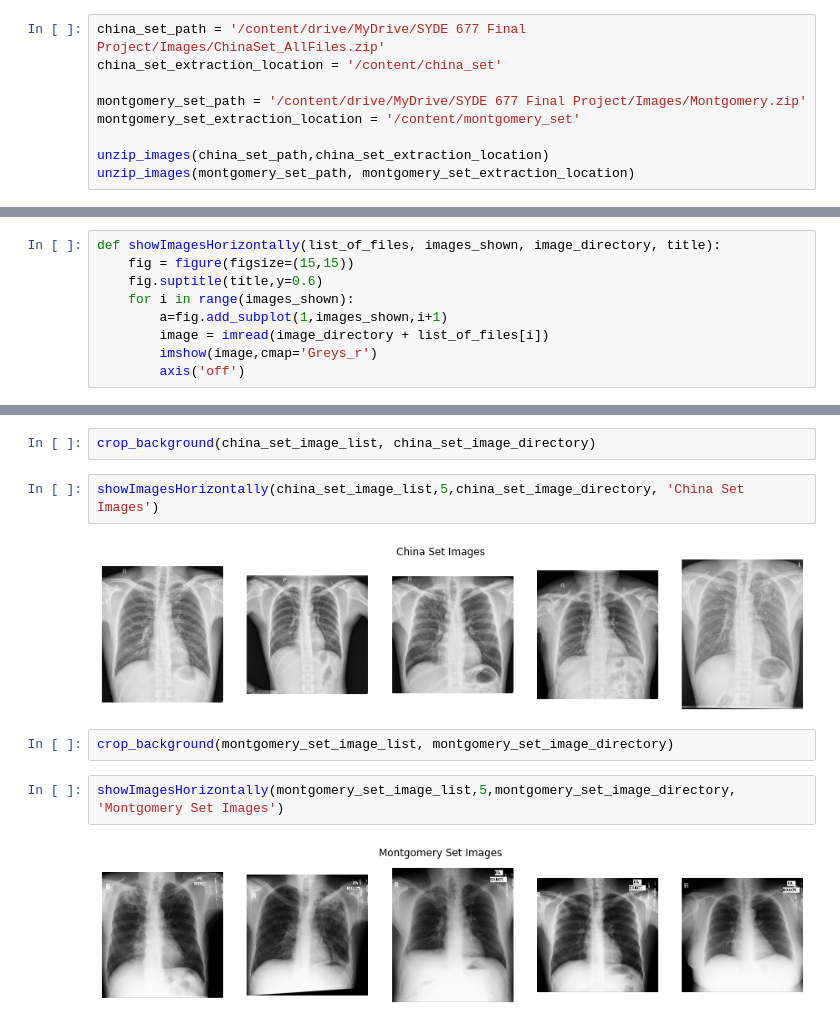
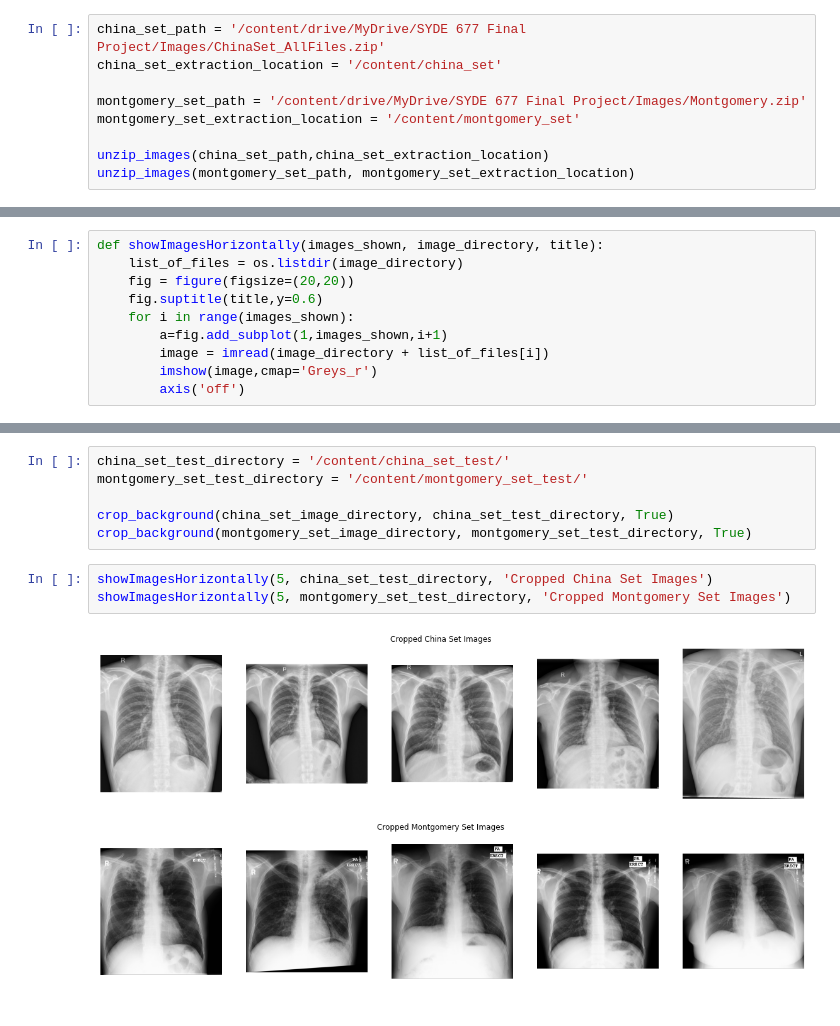
Before and after one commit to n3d1m/SYDE-677-Final-Project, a Jupyter notebook: ImageNormalization.ipynb, the cells around one changed output, grey strips where cells are left out. Drawn from its saved outputs; the diff is of its cells as text.

```diff
--- a/ImageNormalization.ipynb
+++ b/ImageNormalization.ipynb
@@ -43,6 +45,7 @@ def remove_non_images(image_directory):
 # %%
-def showImagesHorizontally(list_of_files, images_shown, image_directory, title):
-    fig = figure(figsize=(15,15))
+def showImagesHorizontally(images_shown, image_directory, title):
+    list_of_files = os.listdir(image_directory)
+    fig = figure(figsize=(20,20))
     fig.suptitle(title,y=0.6)
     for i in range(images_shown):
         a=fig.add_subplot(1,images_shown,i+1)
@@ -94,12 +95,12 @@ def crop_background(list_of_files, image_directory):
-# %%
-crop_background(china_set_image_list, china_set_image_directory)
+# %%
+china_set_test_directory = '/content/china_set_test/'
+montgomery_set_test_directory = '/content/montgomery_set_test/'
+
+crop_background(china_set_image_directory, china_set_test_directory, True)
+crop_background(montgomery_set_image_directory, montgomery_set_test_directory, True)
 # %%
-showImagesHorizontally(china_set_image_list,5,china_set_image_directory, 'China Set Images')
+showImagesHorizontally(5, china_set_test_directory, 'Cropped China Set Images')
+showImagesHorizontally(5, montgomery_set_test_directory, 'Cropped Montgomery Set Images')
 # %% [output]
-[figure, old version]
+[figure, new version]
+[figure, added]
-# %%
-crop_background(montgomery_set_image_list, montgomery_set_image_directory)
-# %%
-showImagesHorizontally(montgomery_set_image_list,5,montgomery_set_image_directory, 'Montgomery Set Images')
-# %% [output]
-[figure, removed]
```
Also changed, not shown: parts of 7 cells of this notebook.
